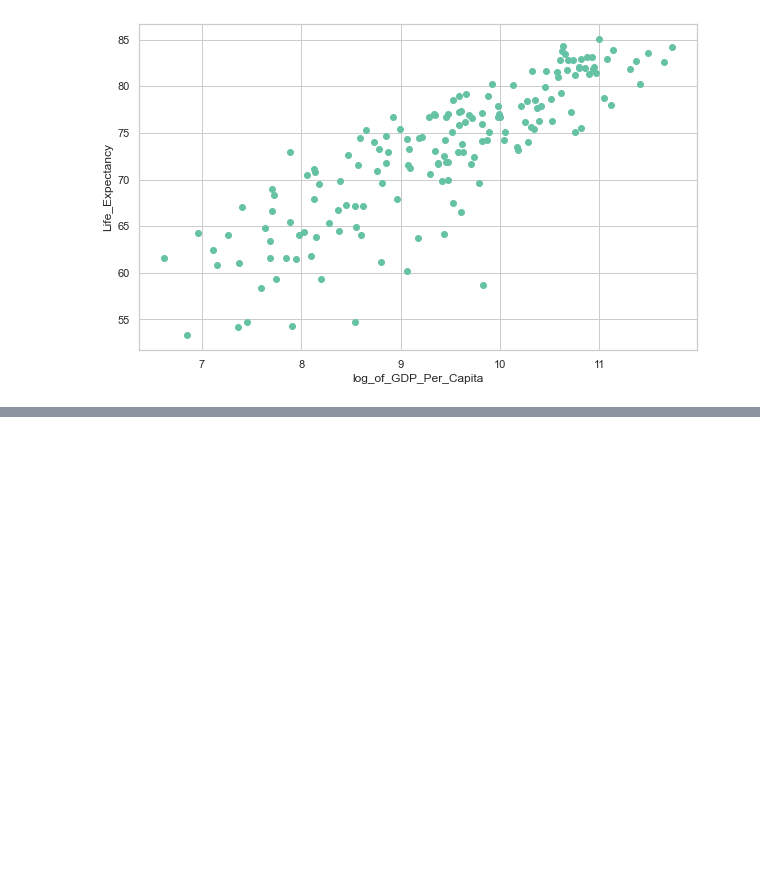
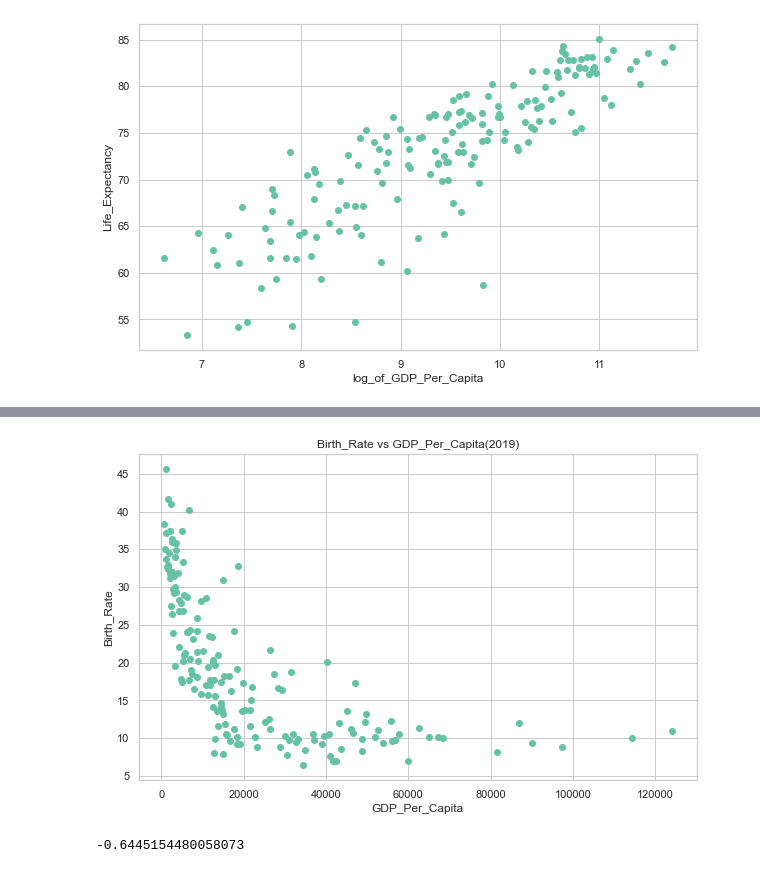
Before and after one commit to nss-data-science-cohort-6/un_data_question-hcgreer, a Jupyter notebook: notebooks/UN_Data_Exploration.ipynb, the cells around one changed output, grey strips where cells are left out. Cells and saved outputs as stored; diff of their text form; code cells hidden in the pictures; blank space fills up the shorter version.

```diff
--- a/notebooks/UN_Data_Exploration.ipynb
+++ b/notebooks/UN_Data_Exploration.ipynb
@@ -423,0 +466,19 @@ plt.show()
+# %%
+gdp_br = pd.merge(gdp_df, birth_rate, how = 'outer', on = ['Country', 'Year'])
+# %%
+gdp_br_2019 = gdp_br.loc[gdp_pgp['Year'] == 2019].copy()
+# %%
+plt.figure(figsize = (10,6))
+plt.scatter(data = gdp_br_2019,
+            x = 'GDP_Per_Capita',
+            y = 'Birth Rate')
+plt.xlabel('GDP_Per_Capita')
+plt.ylabel('Birth_Rate')
+plt.title('Birth_Rate vs GDP_Per_Capita(2019)')
+plt.show()
+# %% [output]
+[figure, added]
+# %%
+gdp_br_2019['GDP_Per_Capita'].corr(gdp_br_2019['Birth Rate'])
+# %% [output]
+-0.6445154480058073
```
Also changed, not shown: parts of 19 cells of this notebook.
